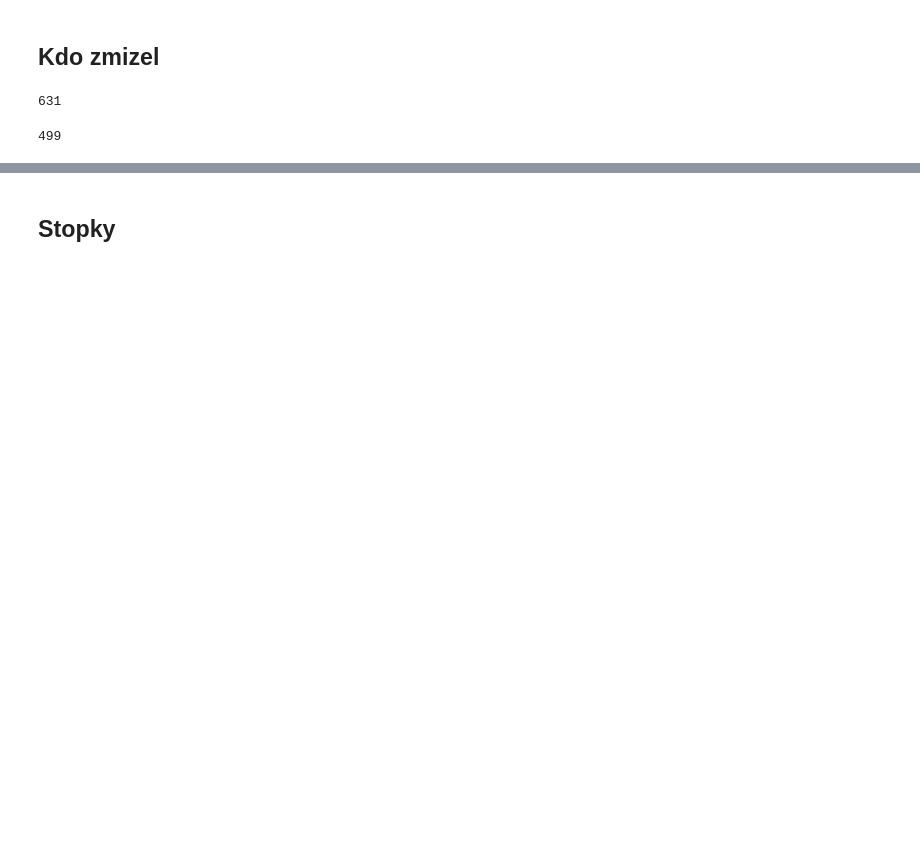
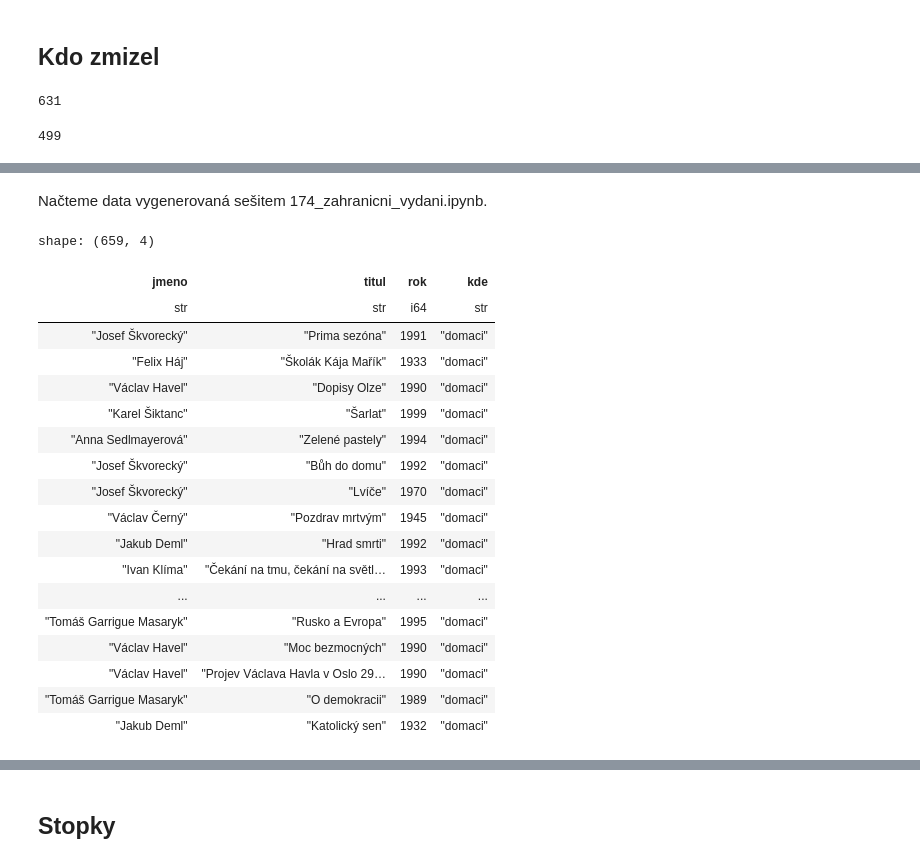
Before and after one commit to DataRozhlas/knizni-peoplemetr, a Jupyter notebook: 905b_odmlky_grafy.ipynb, the cells around one changed output, grey strips where cells are left out. Drawn from its saved outputs; the diff is of its cells as text; code cells hidden in the pictures; blank space fills up the shorter version.

```diff
--- a/905b_odmlky_grafy.ipynb
+++ b/905b_odmlky_grafy.ipynb
@@ -162,0 +191,2 @@ znormalizovani_top_zahranicni_razeni = df.filter(~pl.col("100_7").is_in(cesi)).f
+# %% [markdown]
+Načteme data vygenerovaná sešitem 174_zahranicni_vydani.ipynb.
@@ -162,0 +195,24 @@ znormalizovani_top_zahranicni_razeni = df.filter(~pl.col("100_7").is_in(cesi)).f
+# %%
+dografu1 = df.filter(pl.col("rok").is_between(1930,2000)).filter(pl.col("100_7").is_in(znormalizovani_top_domaci)).select(pl.col(['jmeno','245_a','rok'])).rename({'245_a':'titul'}).with_columns(pl.lit('domaci').alias('kde'))
+# %%
+dografu1
+# %% [output]
+shape: (659, 4)
+| jmeno | titul | rok | kde |
+| str | str | i64 | str |
+| "Josef Škvorecký" | "Prima sezóna" | 1991 | "domaci" |
+| "Felix Háj" | "Školák Kája Mařík" | 1933 | "domaci" |
+| "Václav Havel" | "Dopisy Olze" | 1990 | "domaci" |
+| "Karel Šiktanc" | "Šarlat" | 1999 | "domaci" |
+| "Anna Sedlmayerová" | "Zelené pastely" | 1994 | "domaci" |
+| "Josef Škvorecký" | "Bůh do domu" | 1992 | "domaci" |
+| "Josef Škvorecký" | "Lvíče" | 1970 | "domaci" |
+| "Václav Černý" | "Pozdrav mrtvým" | 1945 | "domaci" |
+| "Jakub Deml" | "Hrad smrti" | 1992 | "domaci" |
+| "Ivan Klíma" | "Čekání na tmu, čekání na světl… | 1993 | "domaci" |
+| ... | ... | ... | ... |
+| "Tomáš Garrigue Masaryk" | "Rusko a Evropa" | 1995 | "domaci" |
+| "Václav Havel" | "Moc bezmocných" | 1990 | "domaci" |
+| "Václav Havel" | "Projev Václava Havla v Oslo 29… | 1990 | "domaci" |
+| "Tomáš Garrigue Masaryk" | "O demokracii" | 1989 | "domaci" |
+| "Jakub Deml" | "Katolický sen" | 1932 | "domaci" |
```
Also changed, not shown: parts of 8 cells of this notebook, 6 other files.
